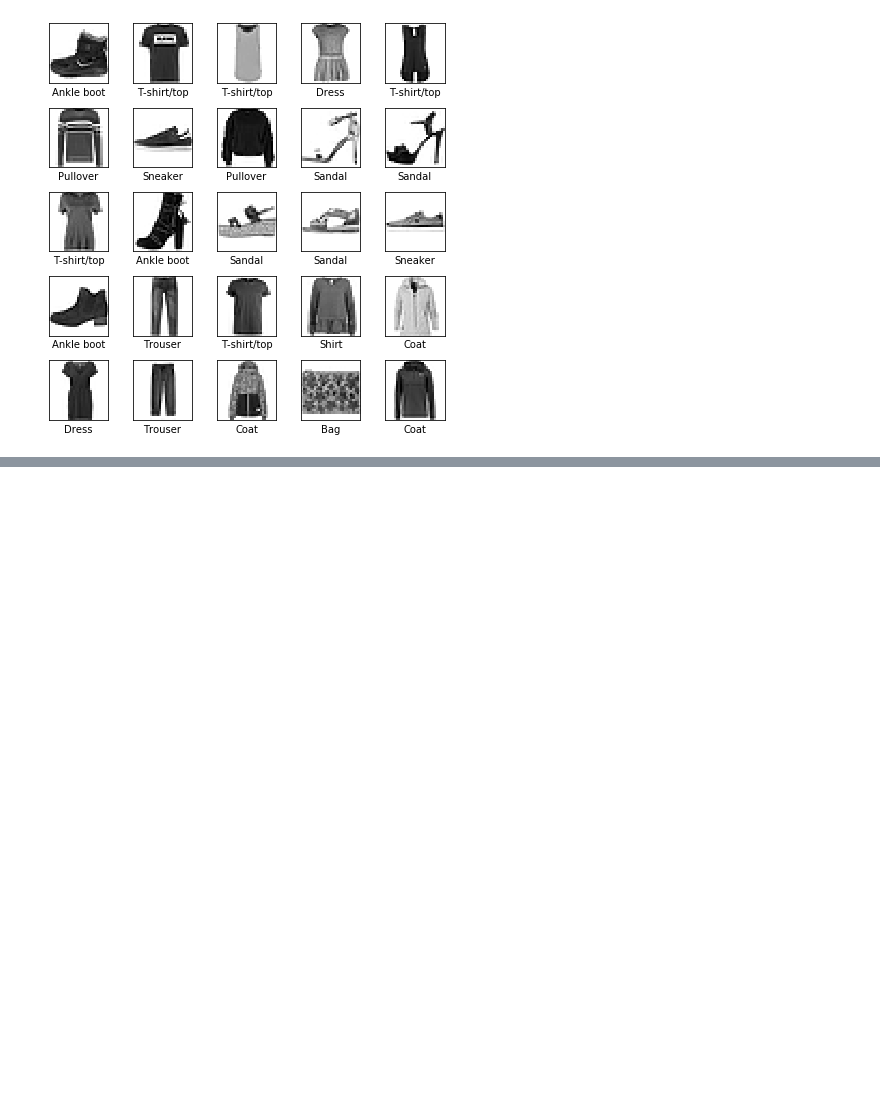
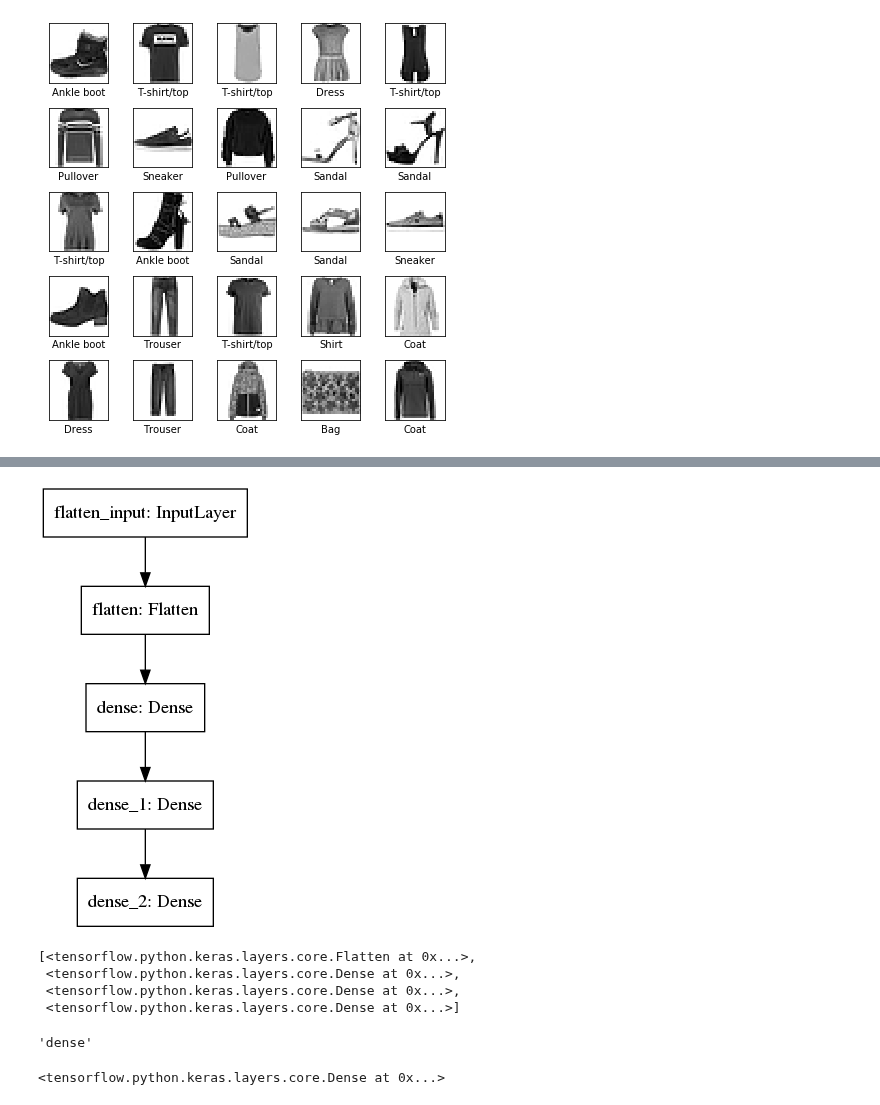
Before and after one commit to ItamarRocha/Machine-Learning-and-Data-Analysis, a Jupyter notebook: ML_practice/books/Hands On ML with scikit and TF - Aurelien Geron/chapter10.ipynb, the cells around one changed output, grey strips where cells are left out. Cells and saved outputs as stored; diff of their text form; code cells hidden in the pictures; blank space fills up the shorter version.

Commit message:
graph viz and keras

```diff
--- a/ML_practice/books/Hands On ML with scikit and TF - Aurelien Geron/chapter10.ipynb
+++ b/ML_practice/books/Hands On ML with scikit and TF - Aurelien Geron/chapter10.ipynb
@@ -110,0 +131,11 @@ model = keras.models.Sequential([
+# %%
+tf.keras.utils.plot_model(model, to_file='model.png')
+# %% [output]
+[figure, added]
+# %%
+model.layers
+# %% [output]
+[<tensorflow.python.keras.layers.core.Flatten at 0x...>,
+ <tensorflow.python.keras.layers.core.Dense at 0x...>,
+ <tensorflow.python.keras.layers.core.Dense at 0x...>,
+ <tensorflow.python.keras.layers.core.Dense at 0x...>]
@@ -110,0 +144,8 @@ model = keras.models.Sequential([
+# %%
+hidden1.name
+# %% [output]
+'dense'
+# %%
+model.get_layer("dense_1")
+# %% [output]
+<tensorflow.python.keras.layers.core.Dense at 0x...>
```
Also changed, not shown: parts of 23 cells of this notebook, 2 other files.
